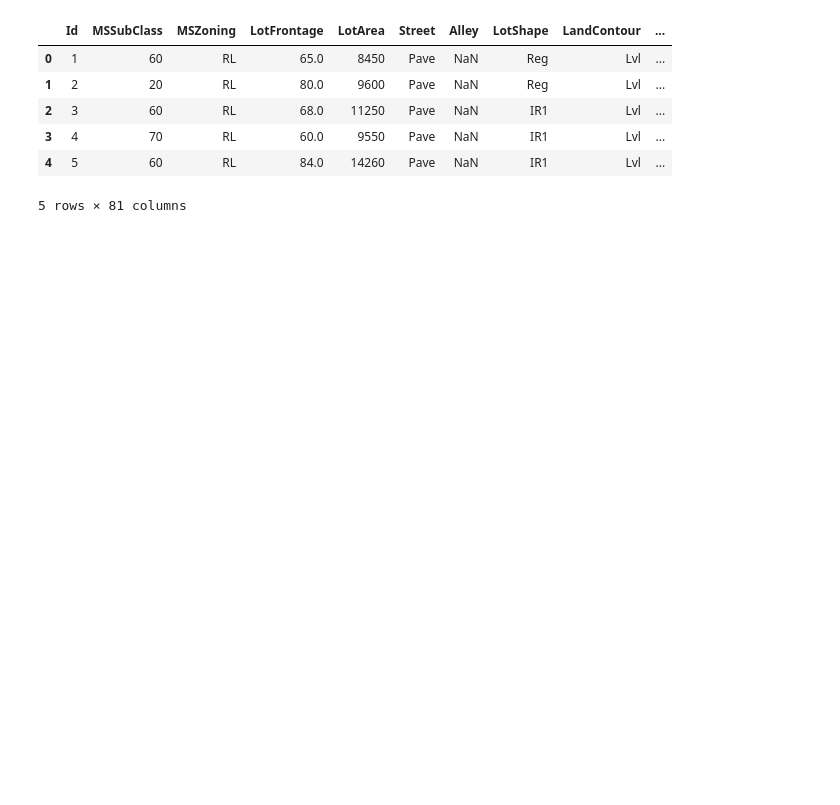
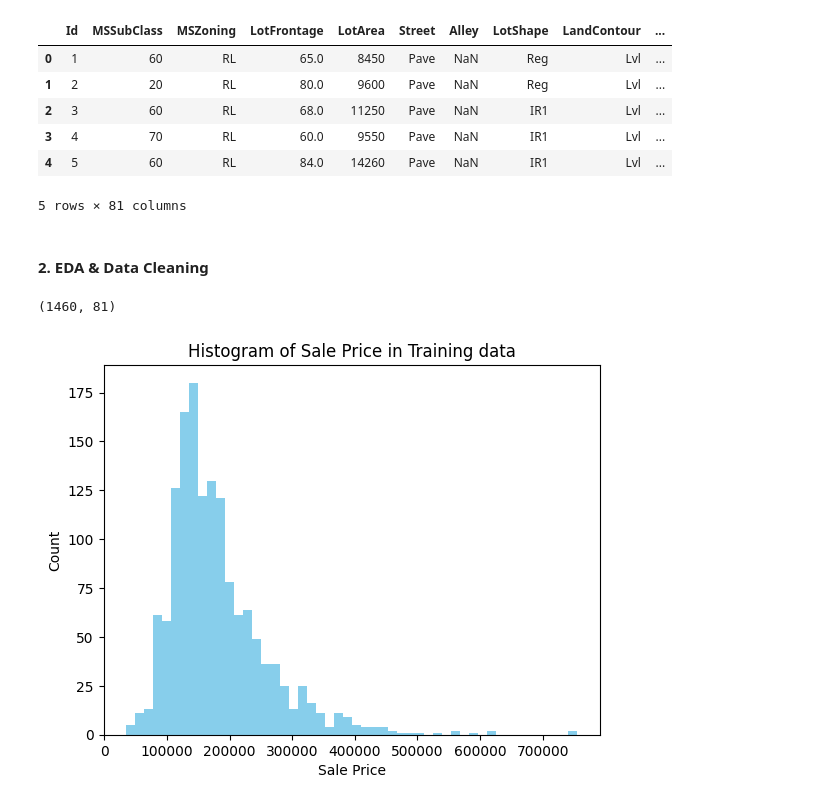
Before and after one commit to evelynluu1720/Project3-HousingPrice-Kaggle, a Jupyter notebook: main.ipynb, the cells around one changed output. Cells and saved outputs as stored; diff of their text form; code cells hidden in the pictures; blank space fills up the shorter version.

Commit message:
Add cleaning steps & EDA

```diff
--- a/main.ipynb
+++ b/main.ipynb
@@ -47,10 +9,7 @@ Copied: sample_submission.csv
 # %%
-# read files into pandas
-import pandas as pd
-
 # read files
-train_df = pd.read_csv('train.csv')
-test_df = pd.read_csv('test.csv')
+train_df = pd.read_csv('data/train.csv')
+test_df = pd.read_csv('data/test.csv')
 
 train_df.head()
 # %% [output]
@@ -61,3 +20,20 @@ train_df.head()
 | 3 | 4 | 70 | RL | 60.0 | 9550 | Pave | NaN | IR1 | Lvl | ... |
 | 4 | 5 | 60 | RL | 84.0 | 14260 | Pave | NaN | IR1 | Lvl | ... |
 5 rows × 81 columns
+# %% [markdown]
+#### 2. EDA & Data Cleaning
+# %%
+# check number of rows & columns
+train_df.shape
+# %% [output]
+(1460, 81)
+# %%
+# draw a histogram on sale price
+plt.hist(train_df['SalePrice'], bins=50, color='skyblue');
+plt.title('Histogram of Sale Price in Training data')
+plt.xlabel('Sale Price')
+plt.ylabel('Count')
+
+plt.show()
+# %% [output]
+[figure, added]
```
Also changed, not shown: parts of 24 cells of this notebook, 1 other file.
